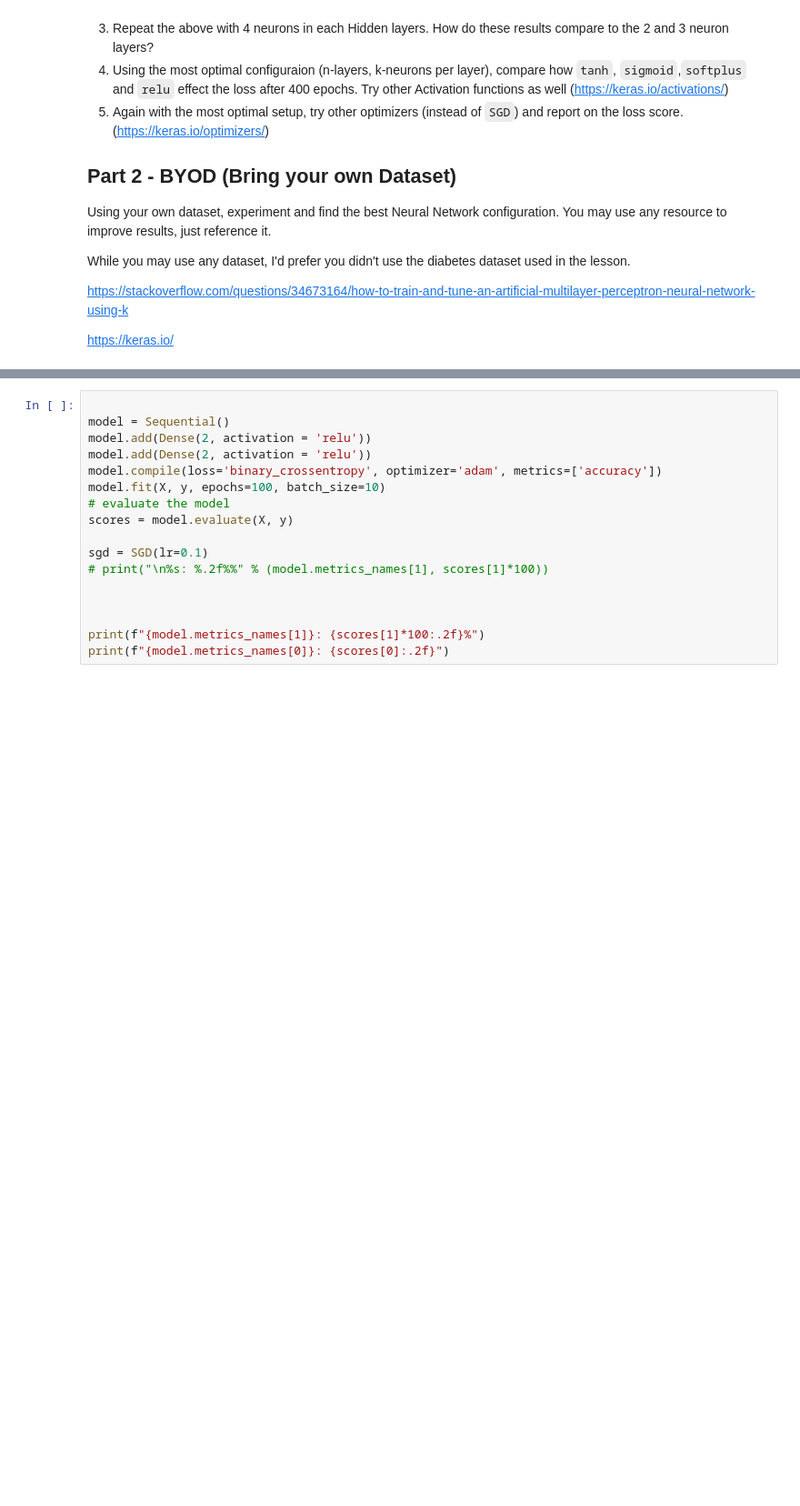
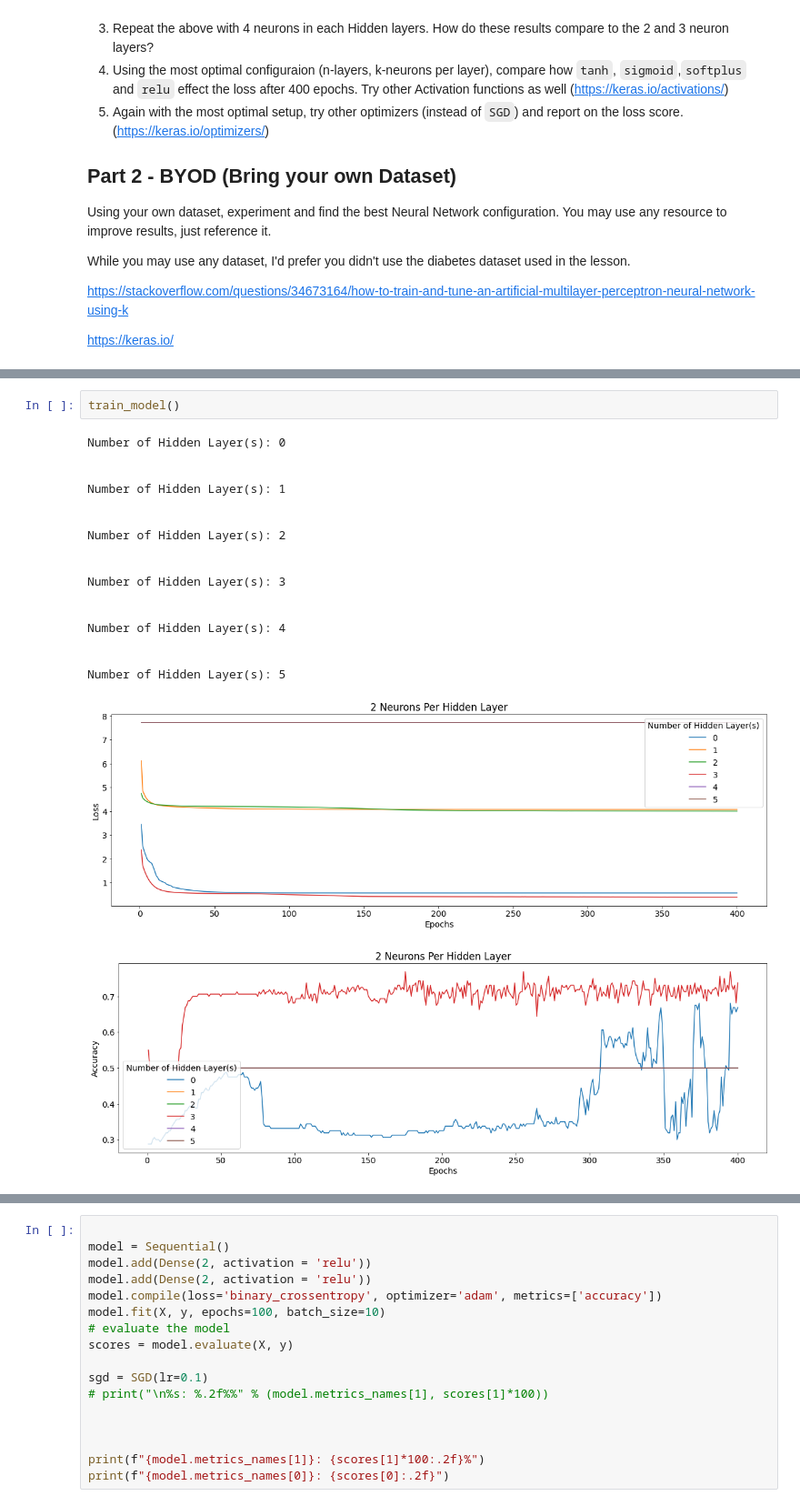
Before and after one commit to gdlevay/portfolio, a Jupyter notebook: mlnn/w9/asnmt_gdl_09.ipynb, the cells around one changed output, grey strips where cells are left out. Shown at 91% size. Drawn from its saved outputs; the diff is of its cells as text; blank space fills up the shorter version.

```diff
--- a/mlnn/w9/asnmt_gdl_09.ipynb
+++ b/mlnn/w9/asnmt_gdl_09.ipynb
@@ -165,0 +167,21 @@ Text(0.5, 1.0, '2 Neurons Per Layer')
+# %%
+train_model()
+# %% [output]
+Number of Hidden Layer(s): 0
+
+
+Number of Hidden Layer(s): 1
+
+
+Number of Hidden Layer(s): 2
+
+
+Number of Hidden Layer(s): 3
+
+
+Number of Hidden Layer(s): 4
+
+
+Number of Hidden Layer(s): 5
+[figure, added]
+[figure, added]
```
Also changed, not shown: parts of 12 cells of this notebook.
